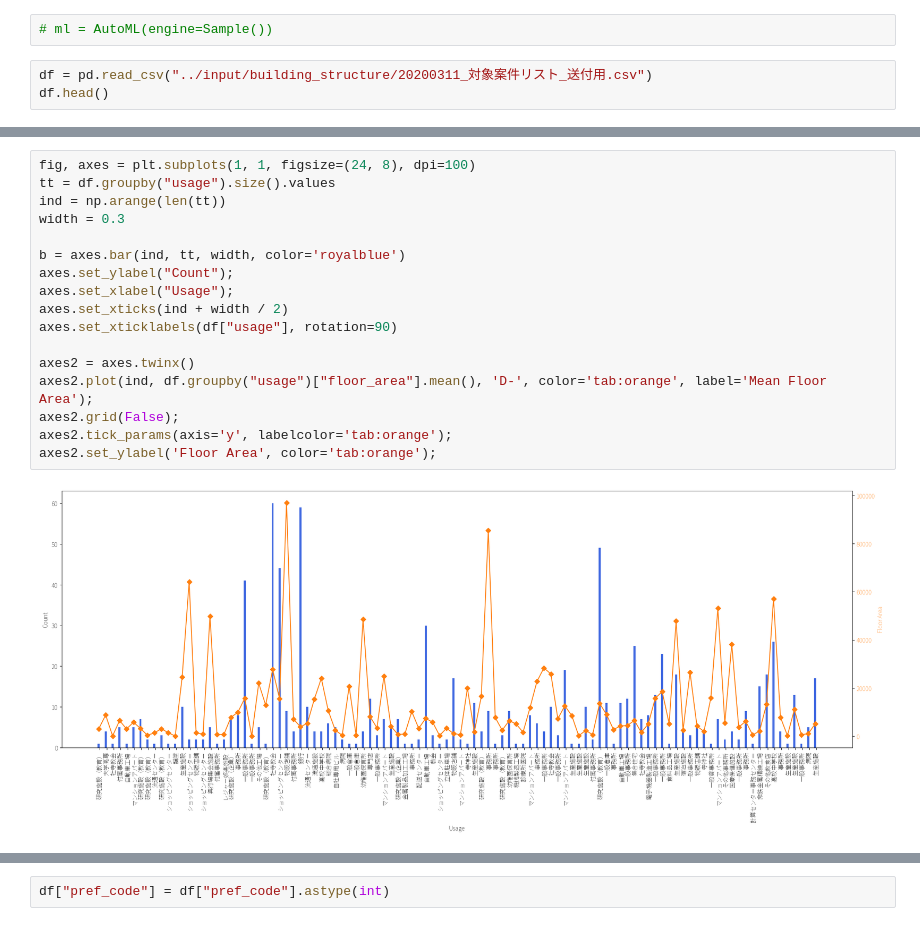
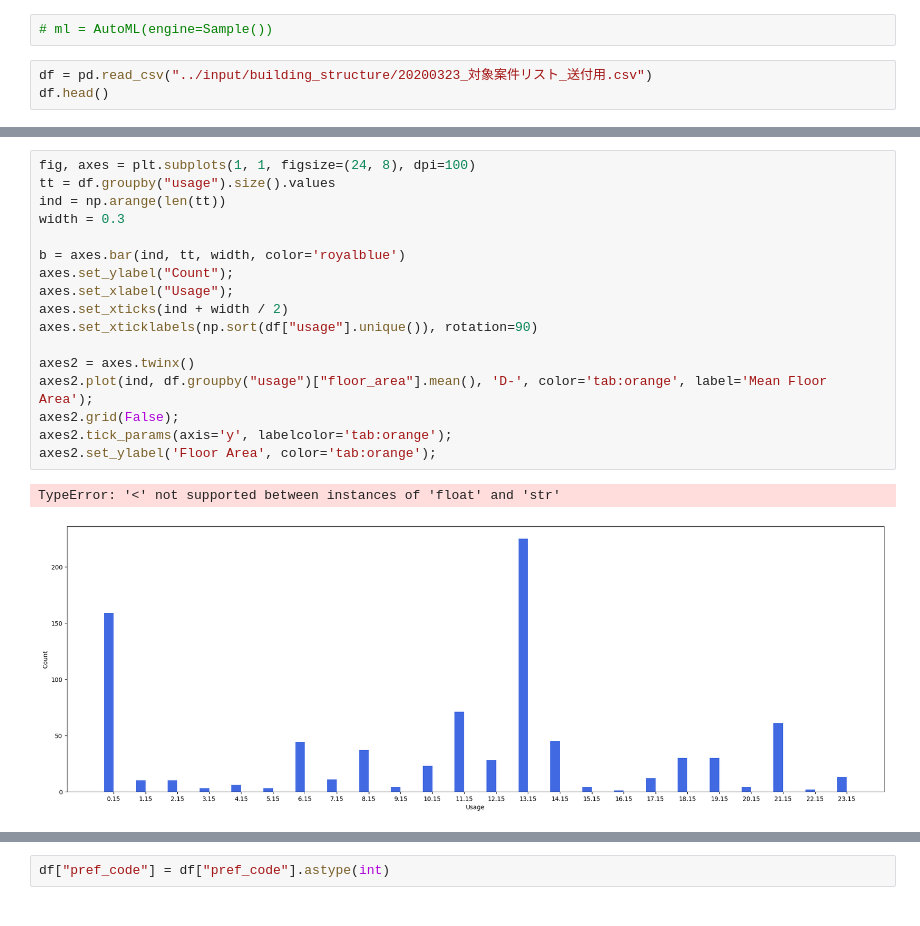
Before and after one commit to noguchi999/awesome, a Jupyter notebook: notebook/nmlib-building-structure_01.ipynb, the cells around one changed output, grey strips where cells are left out. Saved outputs shown, nothing was run; the diff lists cells and outputs as text.

```diff
--- a/notebook/nmlib-building-structure_01.ipynb
+++ b/notebook/nmlib-building-structure_01.ipynb
@@ -893,7 +893,7 @@ class Sample(FeatureEngineering):
 # %%
 # ml = AutoML(engine=Sample())
 # %%
-df = pd.read_csv("../input/building_structure/20200311_対象案件リスト_送付用.csv")
+df = pd.read_csv("../input/building_structure/20200323_対象案件リスト_送付用.csv")
 df.head()
 # %% [output]
 |  | no | name | usage | place | floor_area | floor | structure_type |
@@ -930,22 +931,23 @@ df["floor_area"].plot.hist(bins=50)
 # %%
 fig, axes = plt.subplots(1, 1, figsize=(24, 8), dpi=100)
 tt = df.groupby("usage").size().values
 ind = np.arange(len(tt))
 width = 0.3
 
 b = axes.bar(ind, tt, width, color='royalblue')
 axes.set_ylabel("Count");
 axes.set_xlabel("Usage");
 axes.set_xticks(ind + width / 2)
-axes.set_xticklabels(df["usage"], rotation=90)
+axes.set_xticklabels(np.sort(df["usage"].unique()), rotation=90)
 
 axes2 = axes.twinx()
 axes2.plot(ind, df.groupby("usage")["floor_area"].mean(), 'D-', color='tab:orange', label='Mean Floor Area');
 axes2.grid(False);
 axes2.tick_params(axis='y', labelcolor='tab:orange');
 axes2.set_ylabel('Floor Area', color='tab:orange');
 # %% [output]
+TypeError: '<' not supported between instances of 'float' and 'str'
-[figure, old version]
+[figure, new version]
 # %%
 df["pref_code"] = np.nan
 df.loc[df["place"].str.startswith("北海道"), "pref_code"] = "01"
```
Also changed, not shown: parts of 16 cells of this notebook, 8 other files.
